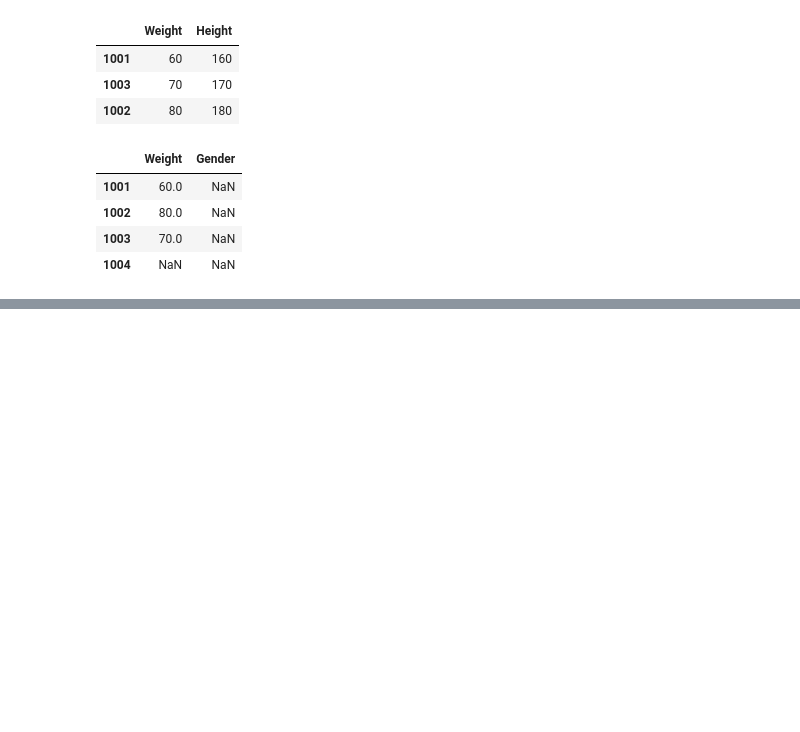
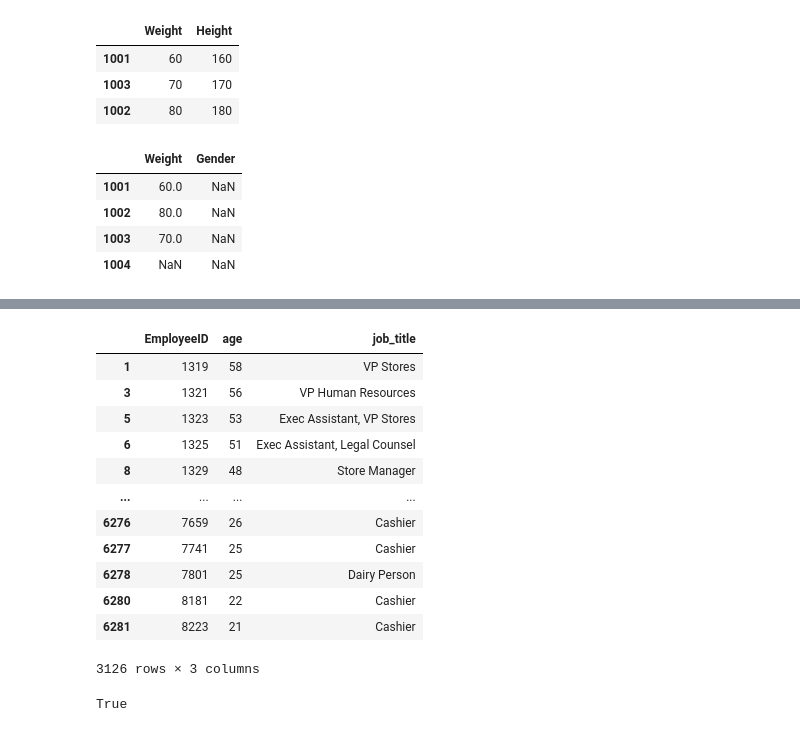
Before and after one commit to jefferyhe2025/python_learning, a Jupyter notebook: pandas/pandas_index.ipynb, the cells around one changed output, grey strips where cells are left out. Drawn from its saved outputs; the diff is of its cells as text; code cells hidden in the pictures; blank space fills up the shorter version.

```diff
--- a/pandas/pandas_index.ipynb
+++ b/pandas/pandas_index.ipynb
@@ -656,0 +751,33 @@ df_reindex.reindex(index=['1001','1002','1003','1004'],
+# %%
+# 第二小问
+row_mask = df.EmployeeID % 2 !=0
+col = [0,2,-2]
+df.iloc[row_mask.values,col]
+# %% [output]
+|  | EmployeeID | age | job_title |
+| 1 | 1319 | 58 | VP Stores |
+| 3 | 1321 | 56 | VP Human Resources |
+| 5 | 1323 | 53 | Exec Assistant, VP Stores |
+| 6 | 1325 | 51 | Exec Assistant, Legal Counsel |
+| 8 | 1329 | 48 | Store Manager |
+| ... | ... | ... | ... |
+| 6276 | 7659 | 26 | Cashier |
+| 6277 | 7741 | 25 | Cashier |
+| 6278 | 7801 | 25 | Dairy Person |
+| 6280 | 8181 | 22 | Cashier |
+| 6281 | 8223 | 21 | Cashier |
+3126 rows × 3 columns
+# %%
+# 第三小问
+df_copy = df.copy()
+df_new = df_copy.set_index(['department','job_title','gender']).swaplevel(0,-1,axis=0)
+df_new = df_new.reset_index(level=1).rename_axis(index={'gender':'Gender'})
+idx1 = df_new.index.map(lambda x:'_'.join(x))
+df_new.index = idx1
+idx2 = df_new.index.map(lambda x:tuple(x.split('_')))
+df_new.index = idx2
+df_new = df_new.rename_axis(index=['gender','department'])
+df_new = df_new.reset_index().reindex(df.columns,axis=1)
+df_new.equals(df_copy)
+# %% [output]
+True
```
Also changed, not shown: parts of 9 cells of this notebook.
